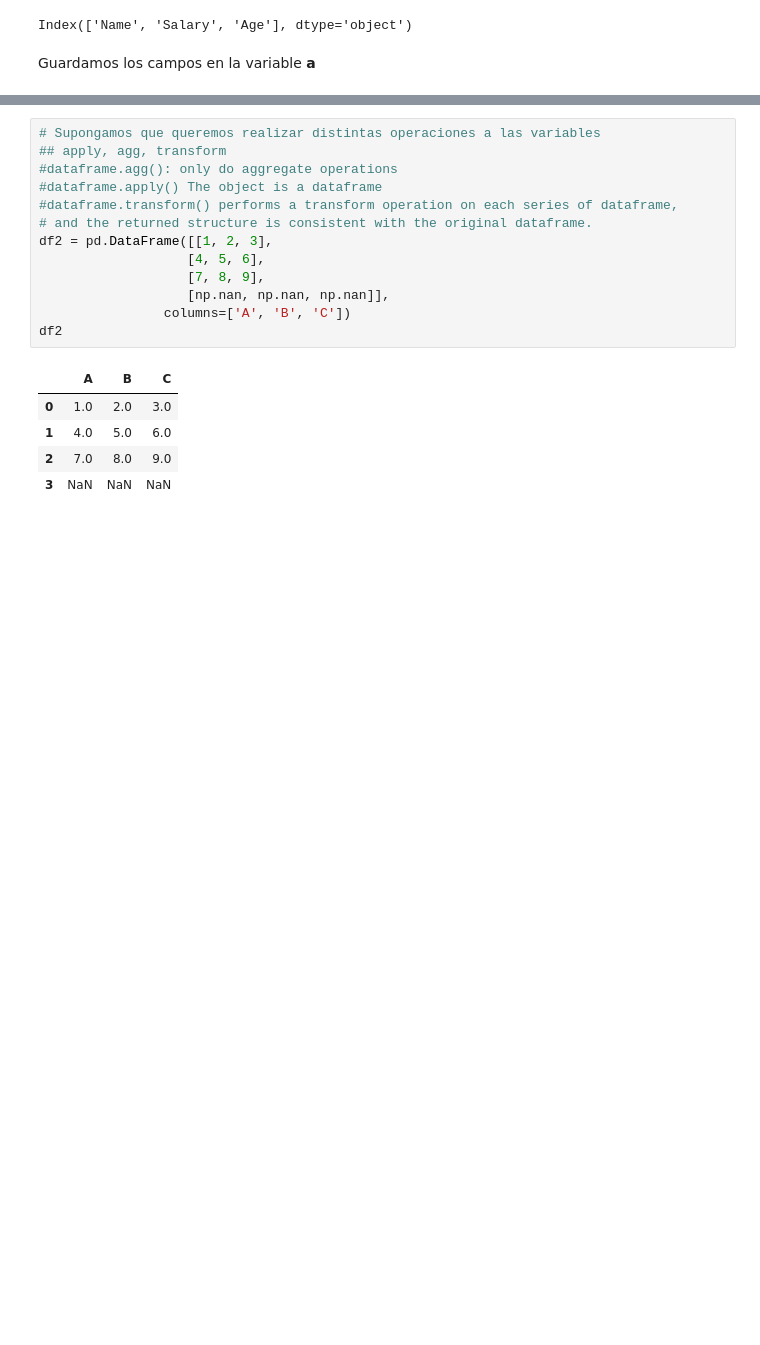
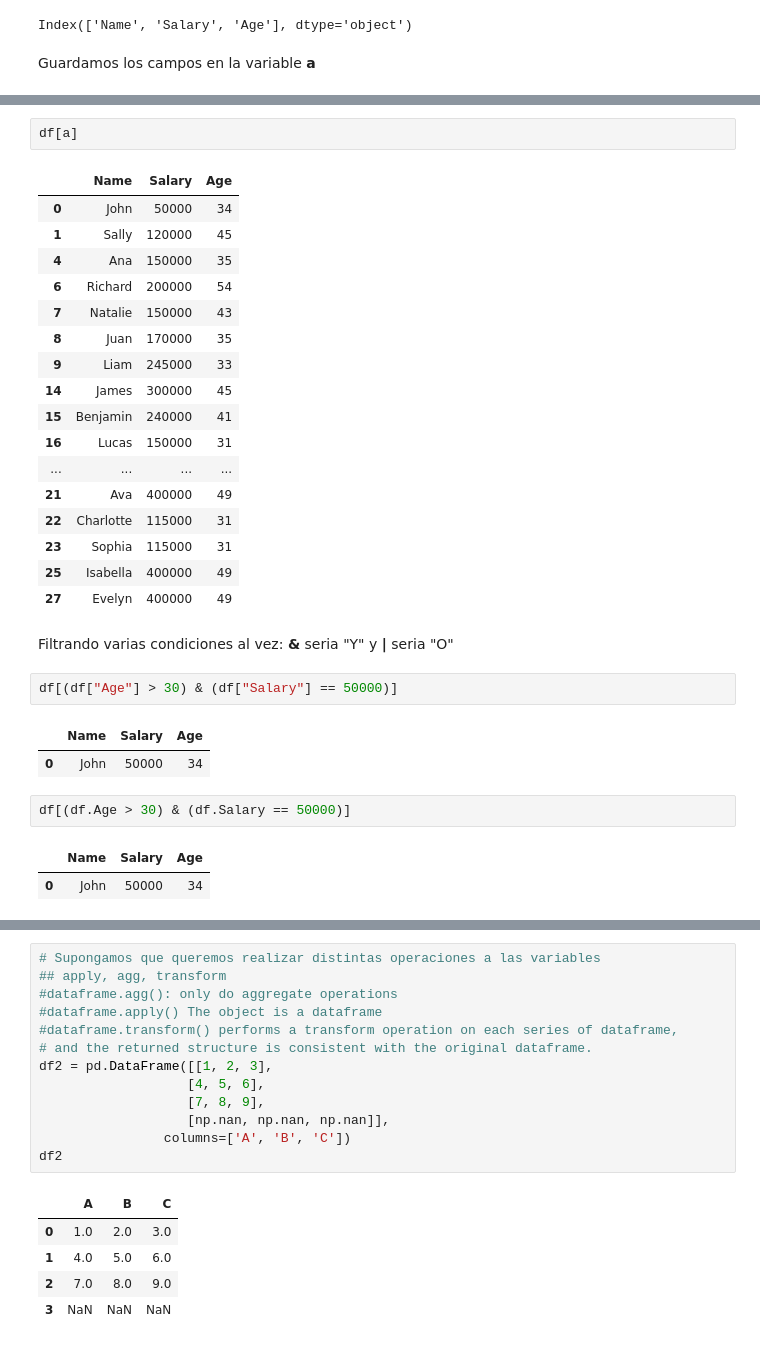
Before and after one commit to Agustin-Ber/Capacitacion-Python, a Jupyter notebook: Pandas/Pandas_Final.ipynb, the cells around one changed output, grey strips where cells are left out. Drawn from its saved outputs; the diff is of its cells as text; blank space fills up the shorter version.

```diff
--- a/Pandas/Pandas_Final.ipynb
+++ b/Pandas/Pandas_Final.ipynb
@@ -279,0 +327,32 @@ print(c)
+# %%
+df[a]
+# %% [output]
+|  | Name | Salary | Age |
+| 0 | John | 50000 | 34 |
+| 1 | Sally | 120000 | 45 |
+| 4 | Ana | 150000 | 35 |
+| 6 | Richard | 200000 | 54 |
+| 7 | Natalie | 150000 | 43 |
+| 8 | Juan | 170000 | 35 |
+| 9 | Liam | 245000 | 33 |
+| 14 | James | 300000 | 45 |
+| 15 | Benjamin | 240000 | 41 |
+| 16 | Lucas | 150000 | 31 |
+| ... | ... | ... | ... |
+| 21 | Ava | 400000 | 49 |
+| 22 | Charlotte | 115000 | 31 |
+| 23 | Sophia | 115000 | 31 |
+| 25 | Isabella | 400000 | 49 |
+| 27 | Evelyn | 400000 | 49 |
+# %% [markdown]
+Filtrando varias condiciones al vez: **&** seria "Y" y **|** seria "O"
+# %%
+df[(df["Age"] > 30) & (df["Salary"] == 50000)]
+# %% [output]
+|  | Name | Salary | Age |
+| 0 | John | 50000 | 34 |
+# %%
+df[(df.Age > 30) & (df.Salary == 50000)]
+# %% [output]
+|  | Name | Salary | Age |
+| 0 | John | 50000 | 34 |
```
Also changed, not shown: parts of 71 cells of this notebook, 1 other file.
